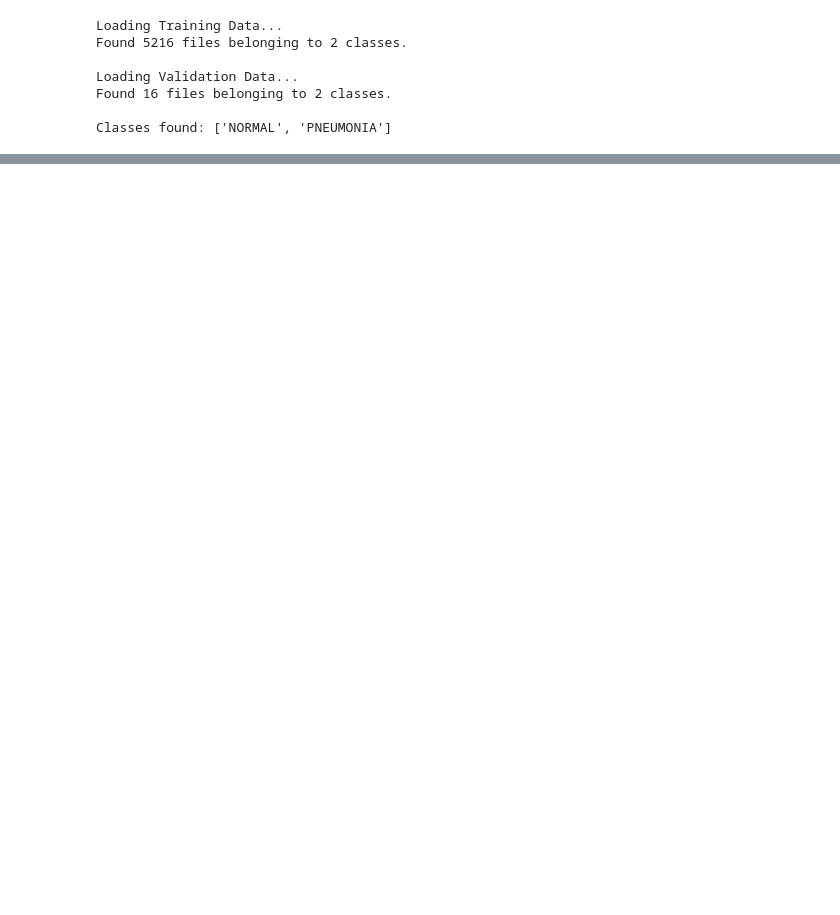
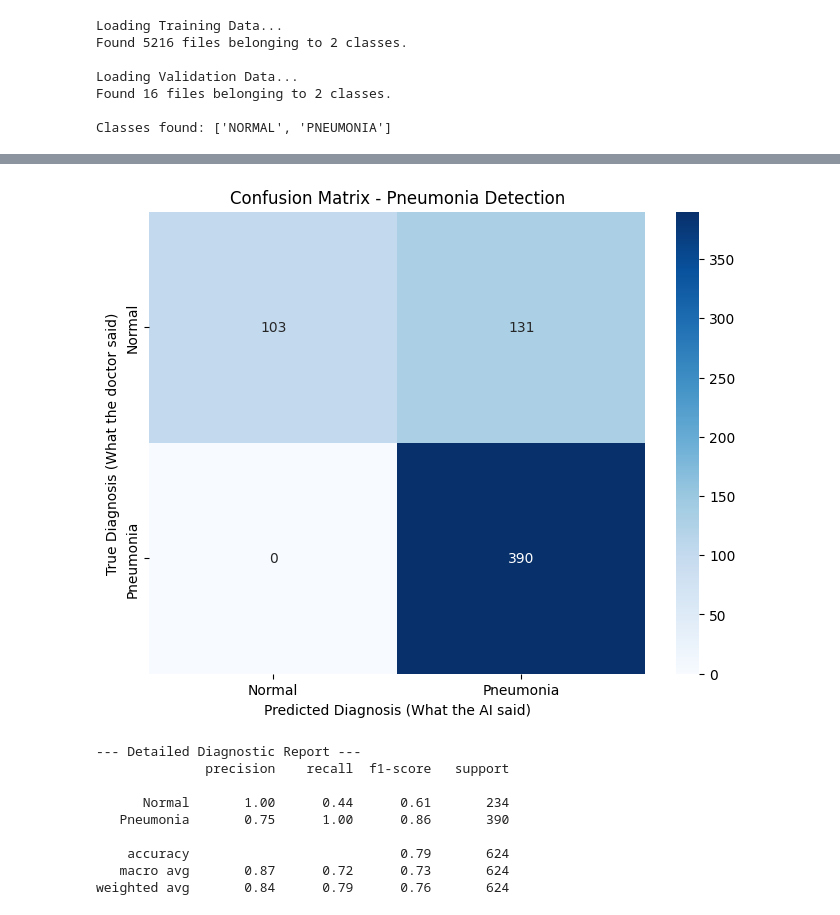
Before and after one commit to keshavbs342/Project-Medical-Image-Classifier, a Jupyter notebook: train_model.ipynb, the cells around one changed output, grey strips where cells are left out. Cells and saved outputs as stored; diff of their text form; code cells hidden in the pictures; blank space fills up the shorter version.

Commit message:
Added confusion matrix visualization.

```diff
--- a/train_model.ipynb
+++ b/train_model.ipynb
@@ -68,0 +159,7 @@ plt.show()
+# %%
+import tensorflow as tf
+
+print("Loading the saved model...")
+# Load the pre-trained brain from your hard drive
+model = tf.keras.models.load_model("pneumonia_classifier.keras")
+print("Model loaded successfully! You can now skip the training cell.")
@@ -68,0 +191,31 @@ plt.show()
+# %%
+import numpy as np
+import seaborn as sns
+from sklearn.metrics import confusion_matrix, classification_report
+
+print("Generating predictions on the test data...")
+# 1. Have the model predict the diagnosis for all 624 test images
+predictions = model.predict(test_dataset)
+# Convert percentage probabilities into strict 0 (Normal) or 1 (Pneumonia) predictions
+predicted_classes = np.where(predictions > 0.5, 1, 0)
+
+# 2. Get the actual, true labels from the dataset to compare
+true_classes = np.concatenate([y for x, y in test_dataset], axis=0)
+
+# 3. Calculate the Confusion Matrix
+cm = confusion_matrix(true_classes, predicted_classes)
+
+# 4. Draw the colorful Heatmap
+plt.figure(figsize=(8, 6))
+sns.heatmap(cm, annot=True, fmt='d', cmap='Blues',
+            xticklabels=['Normal', 'Pneumonia'],
+            yticklabels=['Normal', 'Pneumonia'])
+plt.title('Confusion Matrix - Pneumonia Detection')
+plt.ylabel('True Diagnosis (What the doctor said)')
+plt.xlabel('Predicted Diagnosis (What the AI said)')
+plt.show()
+
+# 5. Print a detailed statistical report
+print("\n--- Detailed Diagnostic Report ---")
+print(classification_report(true_classes, predicted_classes, target_names=['Normal', 'Pneumonia']))
+# %% [output]
@@ -68,0 +224,10 @@ plt.show()
+[figure, added]
+--- Detailed Diagnostic Report ---
+              precision    recall  f1-score   support
+
+      Normal       1.00      0.44      0.61       234
+   Pneumonia       0.75      1.00      0.86       390
+
+    accuracy                           0.79       624
+   macro avg       0.87      0.72      0.73       624
+weighted avg       0.84      0.79      0.76       624
```
Also changed, not shown: parts of 8 cells of this notebook, 2 other files.
